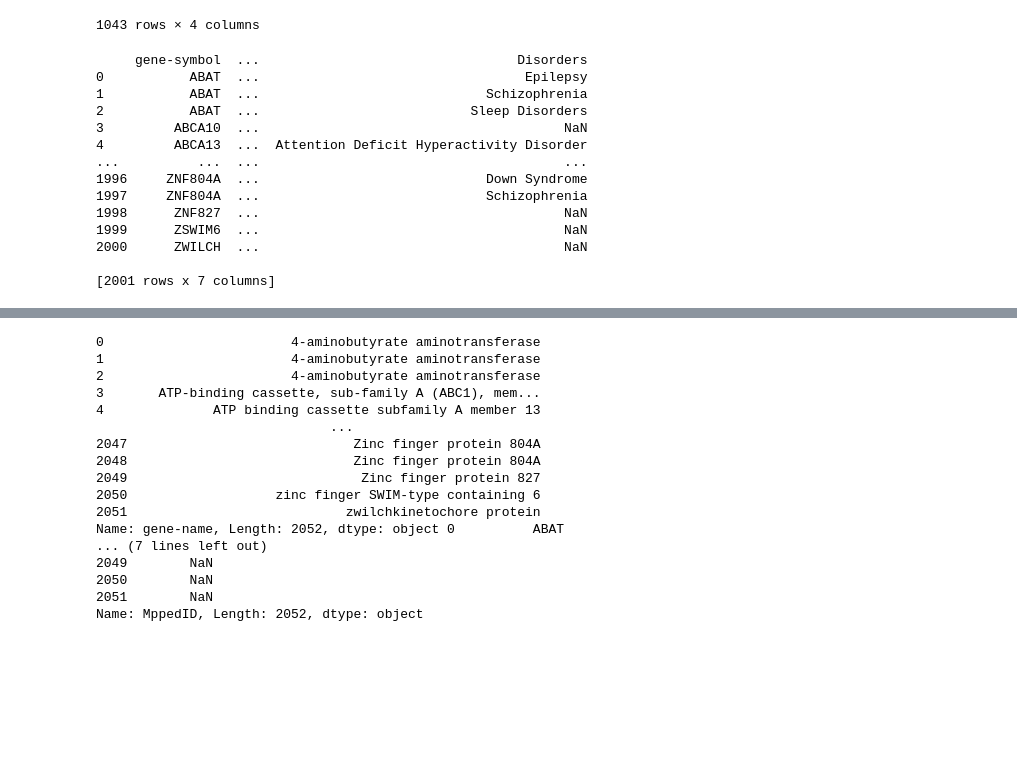
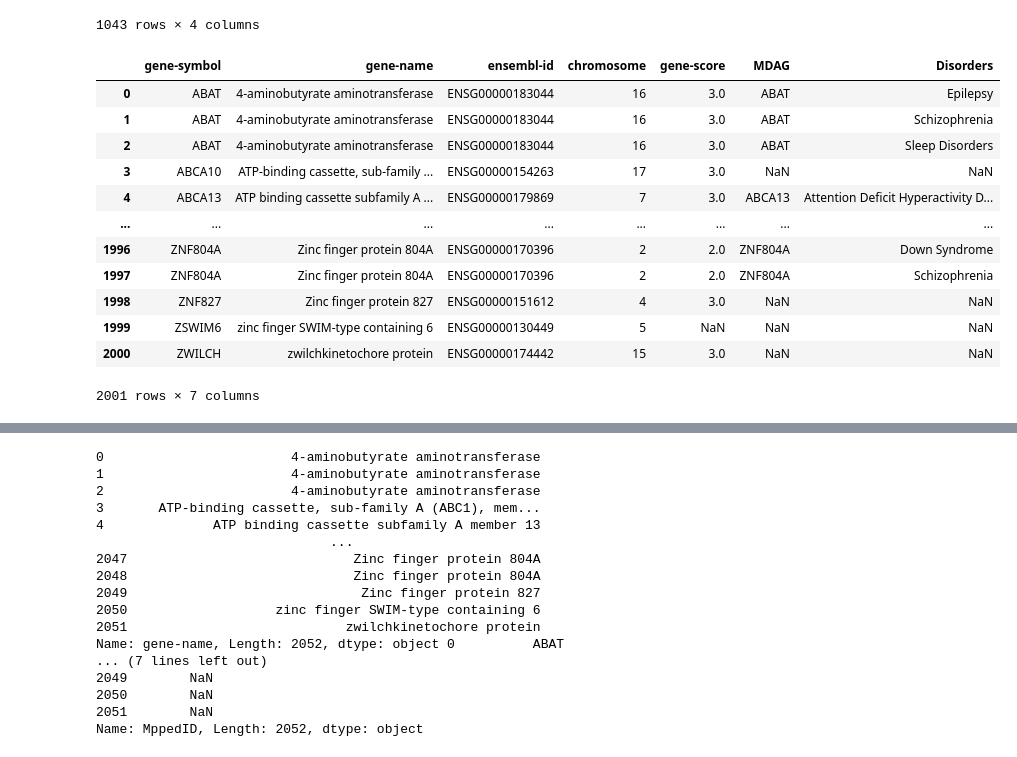
Before and after one commit to Bluestars1/BMI520-Autism-Genes, a Jupyter notebook: Autism.ipynb, the cells around one changed output, grey strips where cells are left out. Cells and saved outputs as stored; diff of their text form; code cells hidden in the pictures; blank space fills up the shorter version.

```diff
--- a/Autism.ipynb
+++ b/Autism.ipynb
@@ -159,18 +160,17 @@ Index(['MppedID', 'GeneID', 'FamiySubfamily', 'ProteinClass'], dtype='object')
 mergeGeneDisorders = pd.merge(dfgenes,dfdisorders, how='left', left_on=['gene-symbol'], right_on=['MDAG'])
 # %%
-print(mergeGeneDisorders)
+display(mergeGeneDisorders)
 # %% [output]
+|  | gene-symbol | gene-name | ensembl-id | chromosome | gene-score | MDAG | Disorders |
+| 0 | ABAT | 4-aminobutyrate aminotransferase | ENSG00000183044 | 16 | 3.0 | ABAT | Epilepsy |
+| 1 | ABAT | 4-aminobutyrate aminotransferase | ENSG00000183044 | 16 | 3.0 | ABAT | Schizophrenia |
+| 2 | ABAT | 4-aminobutyrate aminotransferase | ENSG00000183044 | 16 | 3.0 | ABAT | Sleep Disorders |
+| 3 | ABCA10 | ATP-binding cassette, sub-family ... | ENSG00000154263 | 17 | 3.0 | NaN | NaN |
+| 4 | ABCA13 | ATP binding cassette subfamily A ... | ENSG00000179869 | 7 | 3.0 | ABCA13 | Attention Deficit Hyperactivity D... |
+| ... | ... | ... | ... | ... | ... | ... | ... |
+| 1996 | ZNF804A | Zinc finger protein 804A | ENSG00000170396 | 2 | 2.0 | ZNF804A | Down Syndrome |
+| 1997 | ZNF804A | Zinc finger protein 804A | ENSG00000170396 | 2 | 2.0 | ZNF804A | Schizophrenia |
+| 1998 | ZNF827 | Zinc finger protein 827 | ENSG00000151612 | 4 | 3.0 | NaN | NaN |
+| 1999 | ZSWIM6 | zinc finger SWIM-type containing 6 | ENSG00000130449 | 5 | NaN | NaN | NaN |
+| 2000 | ZWILCH | zwilchkinetochore protein | ENSG00000174442 | 15 | 3.0 | NaN | NaN |
-     gene-symbol  ...                                 Disorders
-0           ABAT  ...                                  Epilepsy
-1           ABAT  ...                             Schizophrenia
-2           ABAT  ...                           Sleep Disorders
-3         ABCA10  ...                                       NaN
-4         ABCA13  ...  Attention Deficit Hyperactivity Disorder
-...          ...  ...                                       ...
-1996     ZNF804A  ...                             Down Syndrome
-1997     ZNF804A  ...                             Schizophrenia
-1998      ZNF827  ...                                       NaN
-1999      ZSWIM6  ...                                       NaN
-2000      ZWILCH  ...                                       NaN
-
-[2001 rows x 7 columns]
+2001 rows × 7 columns
```
Also changed, not shown: parts of 8 cells of this notebook.
